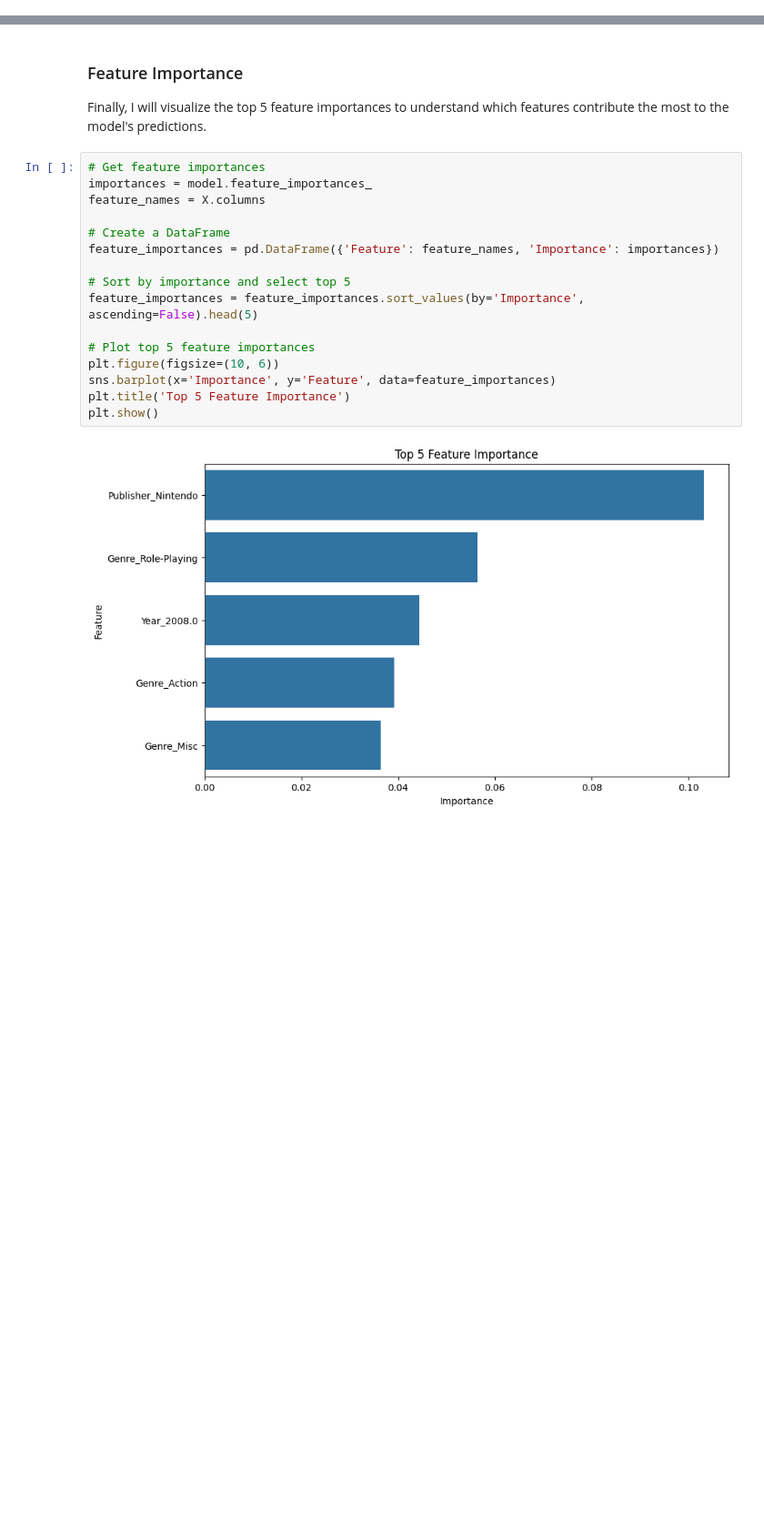
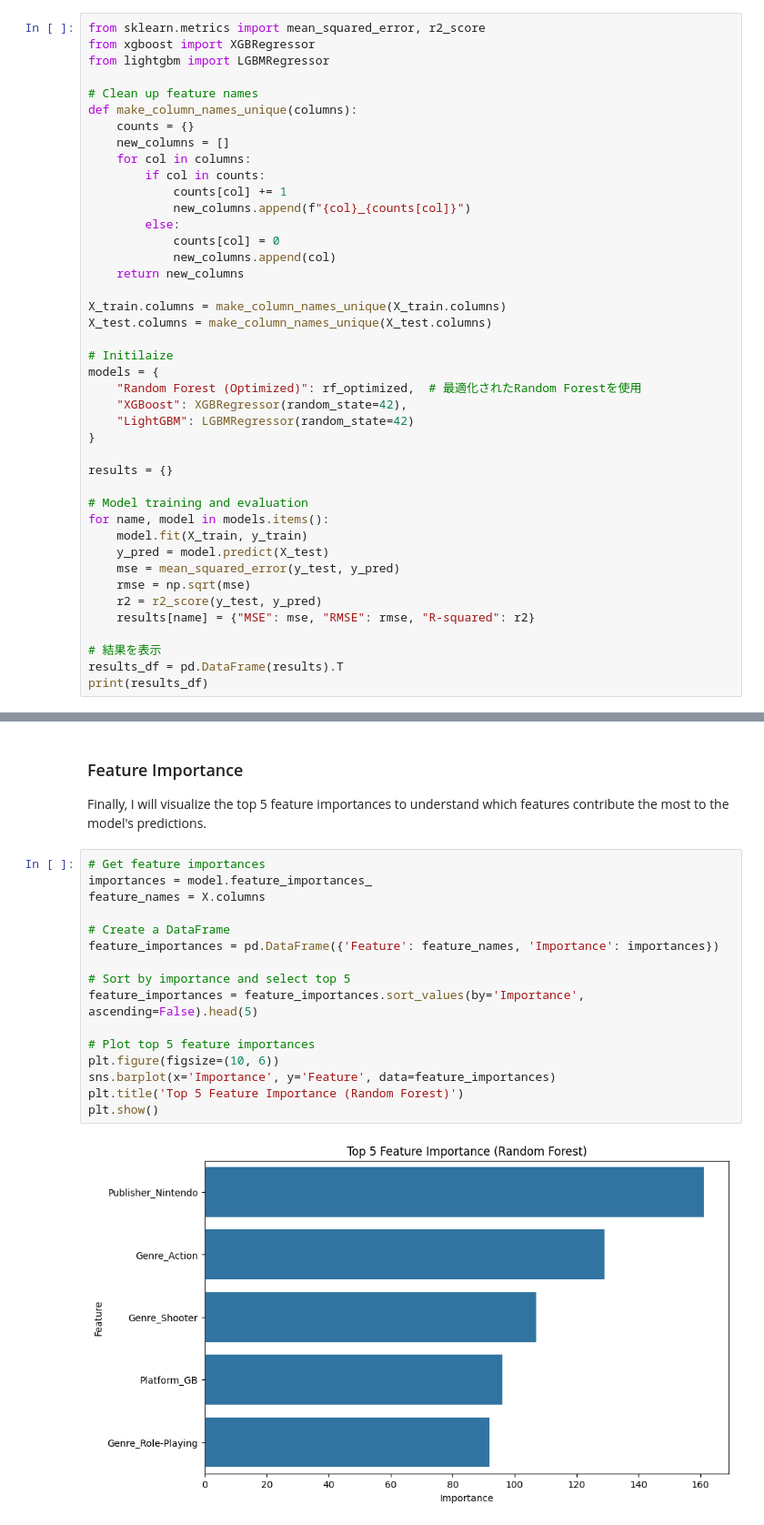
Before and after one commit to tomokiito/video-game-sales-prediction, a Jupyter notebook: video-game-sales-prediction.ipynb, the cells around one changed output, grey strips where cells are left out. Shown at 91% size. Cells and saved outputs as stored; diff of their text form; blank space fills up the shorter version.

```diff
--- a/video-game-sales-prediction.ipynb
+++ b/video-game-sales-prediction.ipynb
@@ -184,0 +228,42 @@ Mean Squared Error: 4.224560613688438
+# %%
+from sklearn.metrics import mean_squared_error, r2_score
+from xgboost import XGBRegressor
+from lightgbm import LGBMRegressor
+
+# Clean up feature names
+def make_column_names_unique(columns):
+    counts = {}
+    new_columns = []
+    for col in columns:
+        if col in counts:
+            counts[col] += 1
+            new_columns.append(f"{col}_{counts[col]}")
+        else:
+            counts[col] = 0
+            new_columns.append(col)
+    return new_columns
+
+X_train.columns = make_column_names_unique(X_train.columns)
+X_test.columns = make_column_names_unique(X_test.columns)
+
+# Initilaize
+models = {
+    "Random Forest (Optimized)": rf_optimized,  # 最適化されたRandom Forestを使用
+    "XGBoost": XGBRegressor(random_state=42),
+    "LightGBM": LGBMRegressor(random_state=42)
+}
+
+results = {}
+
+# Model training and evaluation
+for name, model in models.items():
+    model.fit(X_train, y_train)
+    y_pred = model.predict(X_test)
+    mse = mean_squared_error(y_test, y_pred)
+    rmse = np.sqrt(mse)
+    r2 = r2_score(y_test, y_pred)
+    results[name] = {"MSE": mse, "RMSE": rmse, "R-squared": r2}
+
+# 結果を表示
+results_df = pd.DataFrame(results).T
+print(results_df)
@@ -224,18 +326,18 @@ Finally, I will visualize the top 5 feature importances to understand which feat
 # %%
 # Get feature importances
 importances = model.feature_importances_
 feature_names = X.columns
 
 # Create a DataFrame
 feature_importances = pd.DataFrame({'Feature': feature_names, 'Importance': importances})
 
 # Sort by importance and select top 5
 feature_importances = feature_importances.sort_values(by='Importance', ascending=False).head(5)
 
 # Plot top 5 feature importances
 plt.figure(figsize=(10, 6))
 sns.barplot(x='Importance', y='Feature', data=feature_importances)
-plt.title('Top 5 Feature Importance')
+plt.title('Top 5 Feature Importance (Random Forest)')
 plt.show()
 # %% [output]
-[figure, old version]
+[figure, new version]
```
Also changed, not shown: parts of 28 cells of this notebook.
